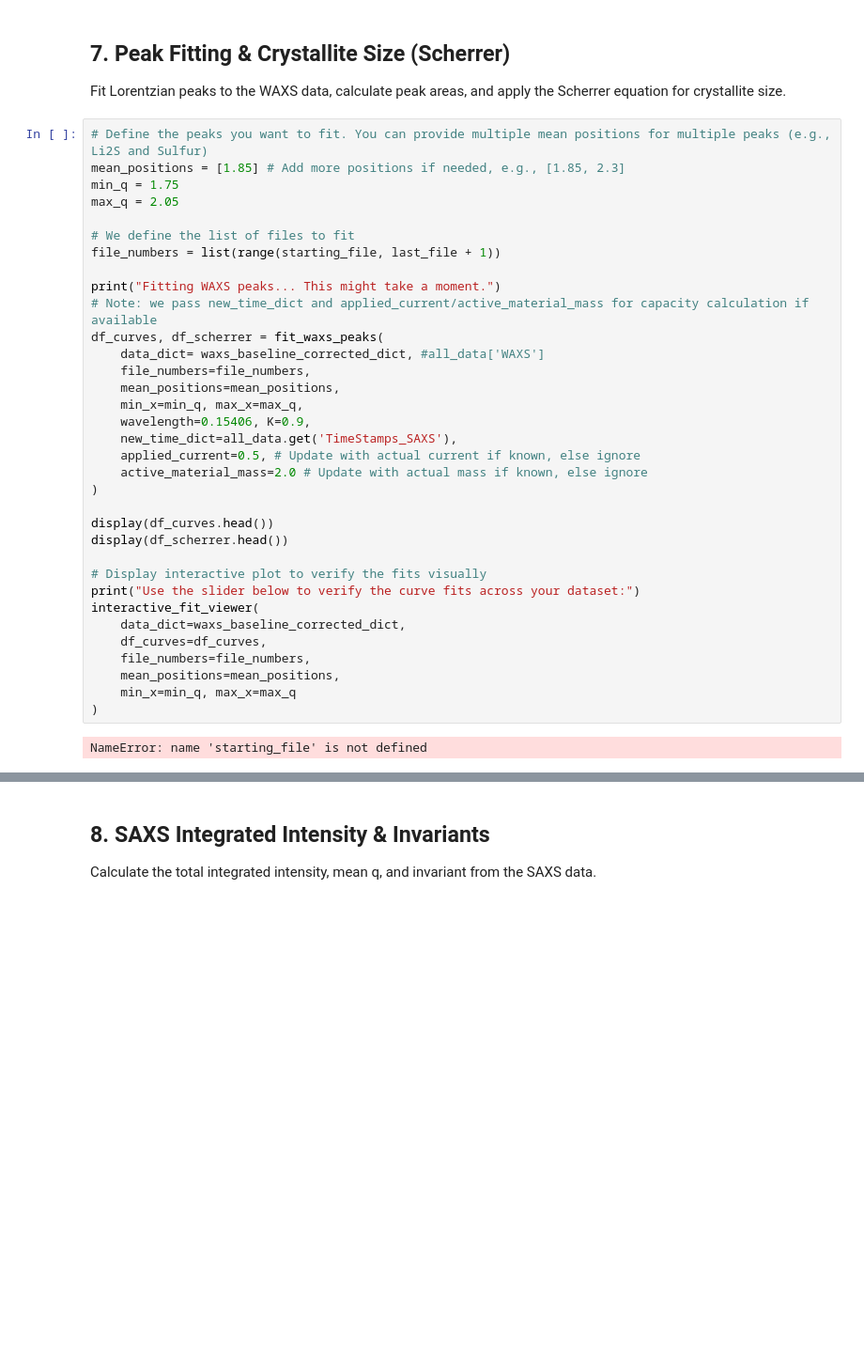
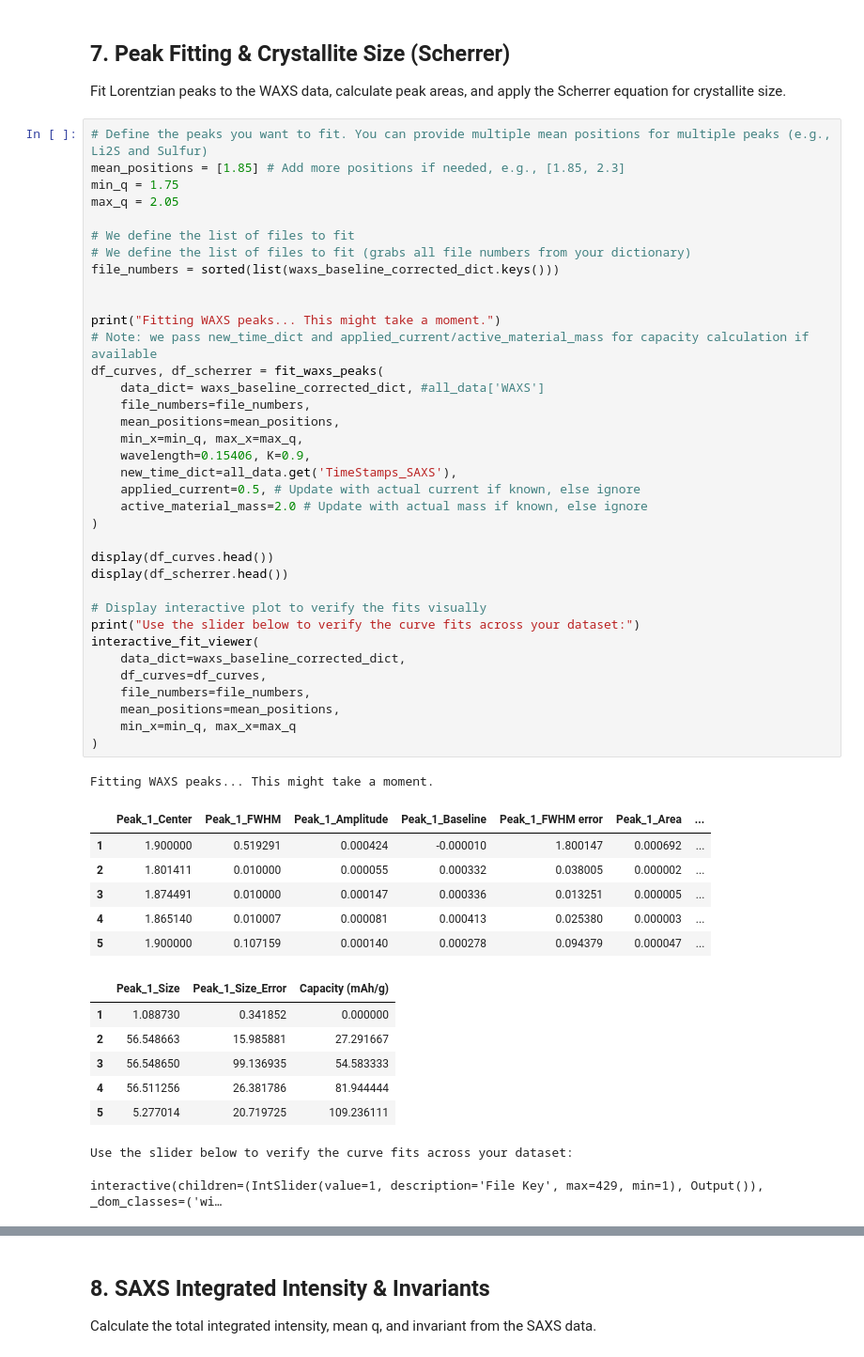
Before and after one commit to PronoyDutta/SAXS_WAXS, a Jupyter notebook: Final_Notebooks/main_analysis.ipynb, the cells around one changed output, grey strips where cells are left out. Shown at 94% size. Drawn from its saved outputs; the diff is of its cells as text; blank space fills up the shorter version.

```diff
--- a/Final_Notebooks/main_analysis.ipynb
+++ b/Final_Notebooks/main_analysis.ipynb
@@ -446,35 +446,51 @@ min_q = 1.75
 max_q = 2.05
 
 # We define the list of files to fit
-file_numbers = list(range(starting_file, last_file + 1))
+# We define the list of files to fit (grabs all file numbers from your dictionary)
+file_numbers = sorted(list(waxs_baseline_corrected_dict.keys()))
+
 
 print("Fitting WAXS peaks... This might take a moment.")
 # Note: we pass new_time_dict and applied_current/active_material_mass for capacity calculation if available
 df_curves, df_scherrer = fit_waxs_peaks(
     data_dict= waxs_baseline_corrected_dict, #all_data['WAXS']
     file_numbers=file_numbers,
     mean_positions=mean_positions,
     min_x=min_q, max_x=max_q,
     wavelength=0.15406, K=0.9,
     new_time_dict=all_data.get('TimeStamps_SAXS'),
     applied_current=0.5, # Update with actual current if known, else ignore
     active_material_mass=2.0 # Update with actual mass if known, else ignore
 )
 
 display(df_curves.head())
 display(df_scherrer.head())
 
 # Display interactive plot to verify the fits visually
 print("Use the slider below to verify the curve fits across your dataset:")
 interactive_fit_viewer(
     data_dict=waxs_baseline_corrected_dict,
     df_curves=df_curves,
     file_numbers=file_numbers,
     mean_positions=mean_positions,
     min_x=min_q, max_x=max_q
 )
 # %% [output]
-NameError: name 'starting_file' is not defined
+Fitting WAXS peaks... This might take a moment.
+|  | Peak_1_Center | Peak_1_FWHM | Peak_1_Amplitude | Peak_1_Baseline | Peak_1_FWHM error | Peak_1_Area | ... |
+| 1 | 1.900000 | 0.519291 | 0.000424 | -0.000010 | 1.800147 | 0.000692 | ... |
+| 2 | 1.801411 | 0.010000 | 0.000055 | 0.000332 | 0.038005 | 0.000002 | ... |
+| 3 | 1.874491 | 0.010000 | 0.000147 | 0.000336 | 0.013251 | 0.000005 | ... |
+| 4 | 1.865140 | 0.010007 | 0.000081 | 0.000413 | 0.025380 | 0.000003 | ... |
+| 5 | 1.900000 | 0.107159 | 0.000140 | 0.000278 | 0.094379 | 0.000047 | ... |
+|  | Peak_1_Size | Peak_1_Size_Error | Capacity (mAh/g) |
+| 1 | 1.088730 | 0.341852 | 0.000000 |
+| 2 | 56.548663 | 15.985881 | 27.291667 |
+| 3 | 56.548650 | 99.136935 | 54.583333 |
+| 4 | 56.511256 | 26.381786 | 81.944444 |
+| 5 | 5.277014 | 20.719725 | 109.236111 |
+Use the slider below to verify the curve fits across your dataset:
+interactive(children=(IntSlider(value=1, description='File Key', max=429, min=1), Output()), _dom_classes=('wi…
 # %%
 #plot_peak_areas(df_curves, window_length=41, smoothing_method='savgol', polyorder=3)
 #plot_peak_areas(df_curves, window_length=15, smoothing_method='gaussian', gaussian_sigma=5.0)
```
Also changed, not shown: parts of 3 cells of this notebook, 6 other files.
